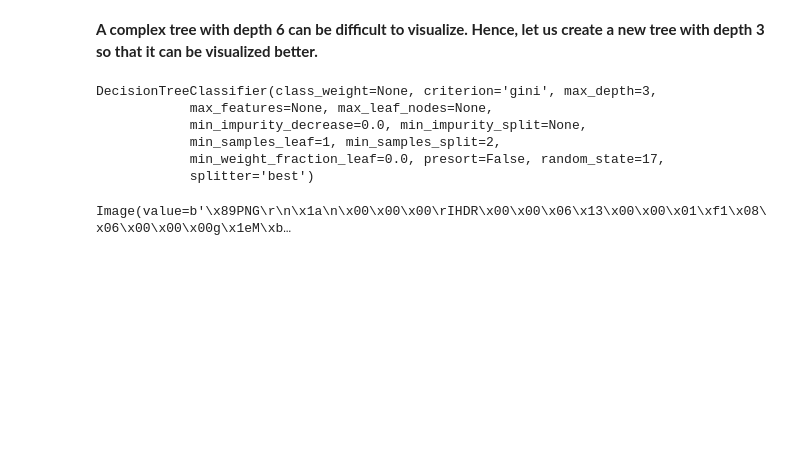
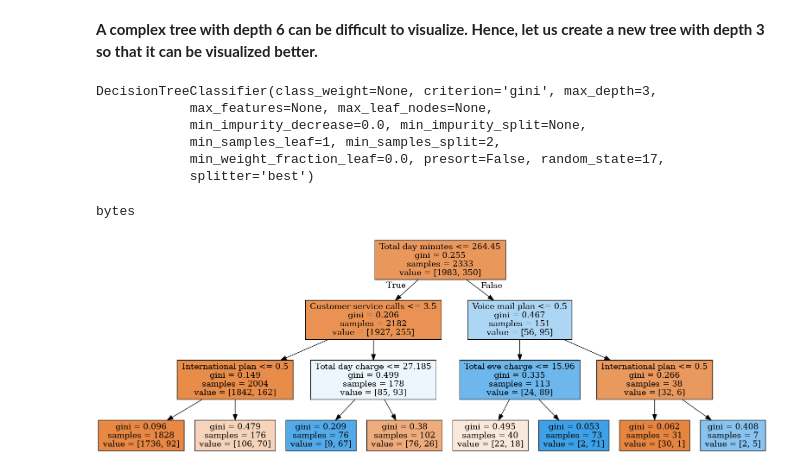
Before and after one commit to vneogi199/Jupyter-Notebooks-for-Practical-Data-Science-and-Machine-Learning, a Jupyter notebook: 3. Decision Trees.ipynb, the cells around one changed output. Drawn from its saved outputs; the diff is of its cells as text; code cells hidden in the pictures; blank space fills up the shorter version.

Commit message:
AFixing tree image

```diff
--- a/3. Decision Trees.ipynb
+++ b/3. Decision Trees.ipynb
@@ -246,7 +246,7 @@ export_graphviz(decision_tree = new_tree,
                 out_file = dot_data,
                 filled = True, feature_names = df.drop(['Churn'], axis = 1).columns)
 graph = pydotplus.graph_from_dot_data(dot_data.getvalue())
-Image(value = graph.create_png())
+type(graph.create_png())
 # %% [output]
 DecisionTreeClassifier(class_weight=None, criterion='gini', max_depth=3,
             max_features=None, max_leaf_nodes=None,
@@ -254,4 +254,10 @@ DecisionTreeClassifier(class_weight=None, criterion='gini', max_depth=3,
             min_samples_leaf=1, min_samples_split=2,
             min_weight_fraction_leaf=0.0, presort=False, random_state=17,
             splitter='best')
-Image(value=b'\x89PNG\r\n\x1a\n\x00\x00\x00\rIHDR\x00\x00\x06\x13\x00\x00\x01\xf1\x08\x06\x00\x00\x00g\x1eM\xb…
+bytes
+# %%
+from IPython.display import Image, display
+vis_tree = Image(graph.create_png())
+display(vis_tree)
+# %% [output]
+[figure, added]
```
